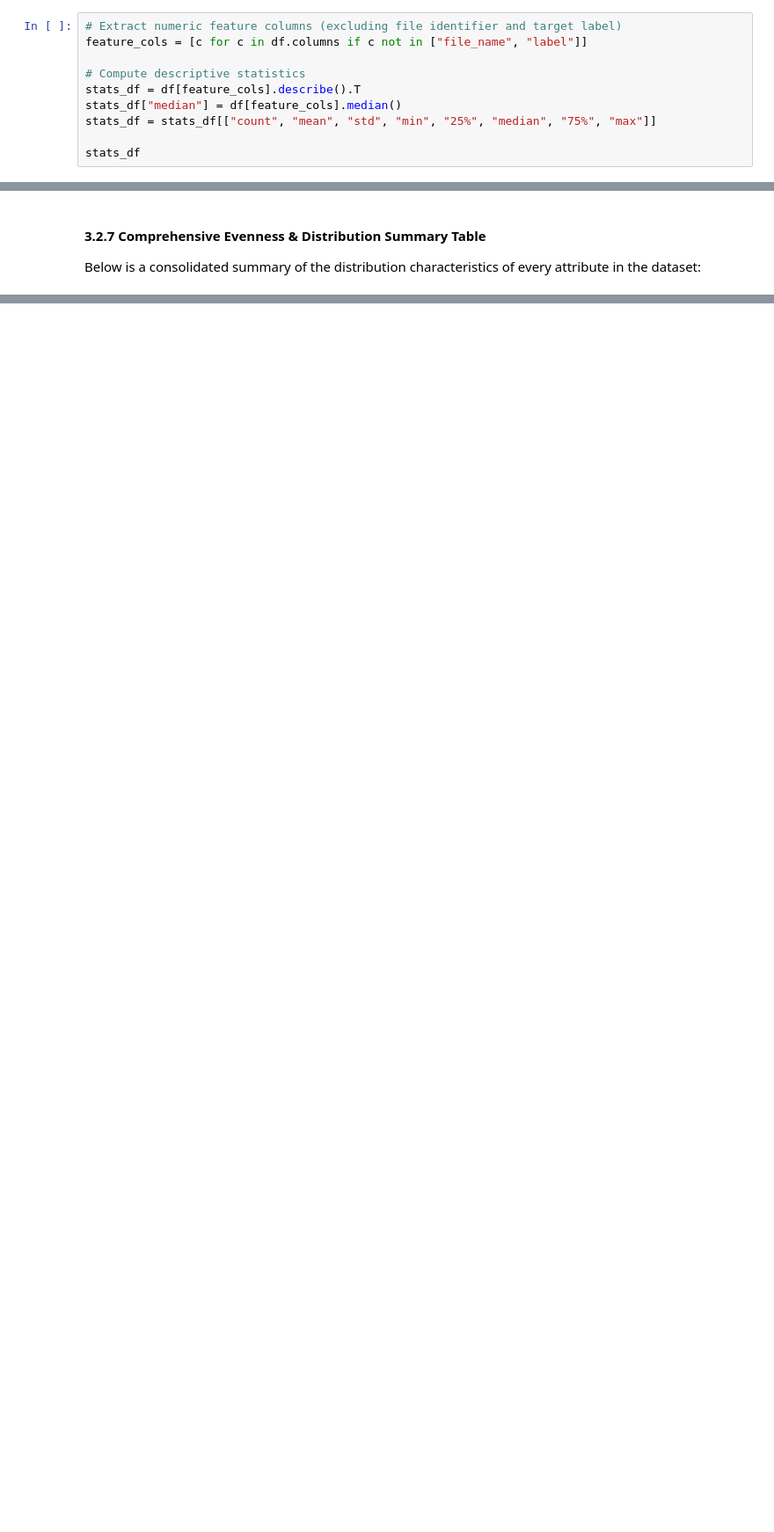
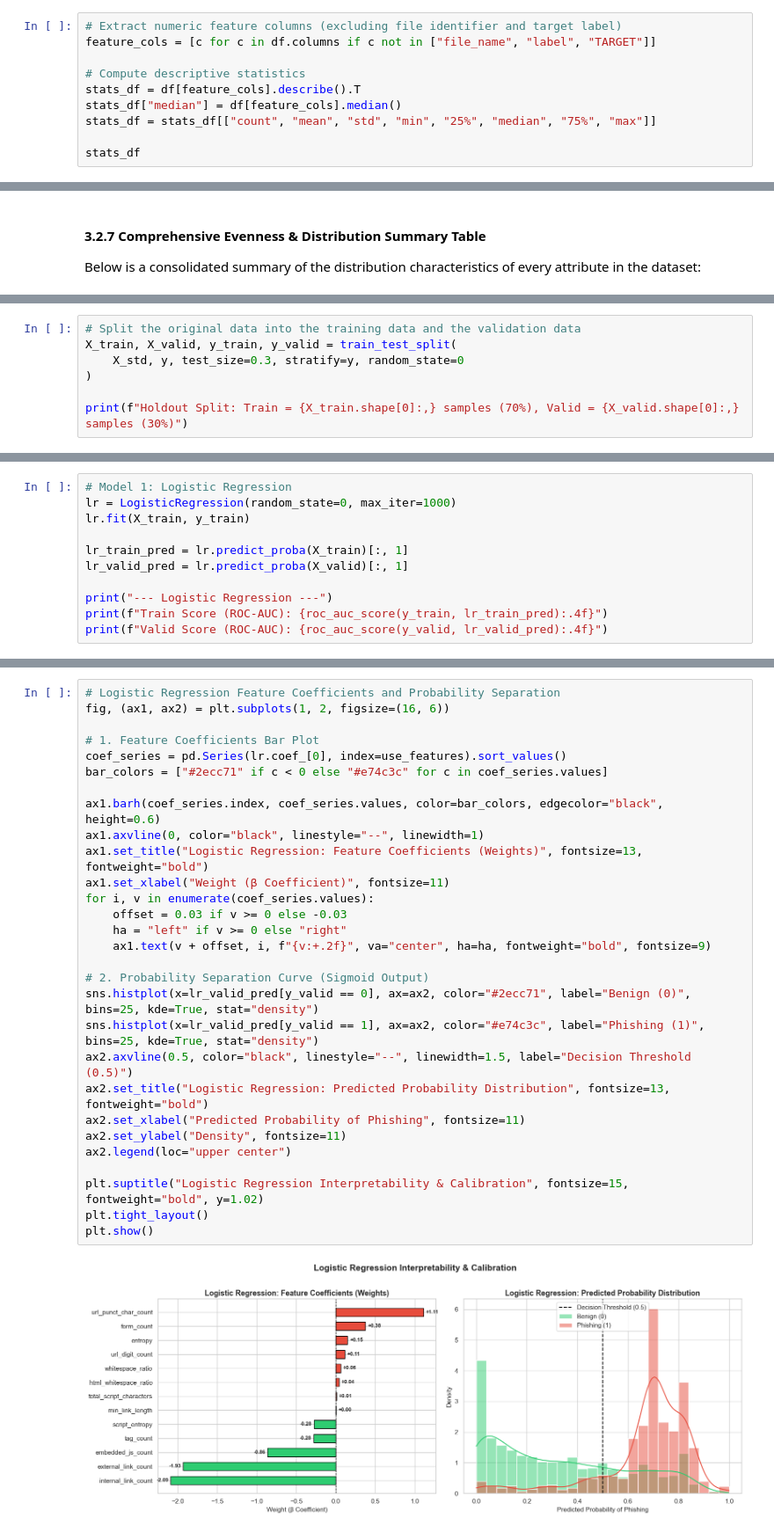
Before and after one commit to ChaiWork/ExplainPhish, a Jupyter notebook: googleCollab/explainPhish.ipynb, the cells around one changed output, grey strips where cells are left out. Shown at 88% size. Saved outputs shown, nothing was run; the diff lists cells and outputs as text; blank space fills up the shorter version.

Commit message:
feat: add trained HTML phishing detection models, feature metadata, and output predictions

```diff
--- a/googleCollab/explainPhish.ipynb
+++ b/googleCollab/explainPhish.ipynb
@@ -170,7 +199,7 @@ memory usage: 2.3 MB
 Let's analyze the statistical distribution (mean, standard deviation, min, 25th percentile, median, 75th percentile, and max) for all 13 numeric HTML features.
 # %%
 # Extract numeric feature columns (excluding file identifier and target label)
-feature_cols = [c for c in df.columns if c not in ["file_name", "label"]]
+feature_cols = [c for c in df.columns if c not in ["file_name", "label", "TARGET"]]
 
 # Compute descriptive statistics
 stats_df = df[feature_cols].describe().T
@@ -673,0 +750,7 @@ HTML Data Overview, Feature Visualization, and Preparation are complete!
+# %%
+# Split the original data into the training data and the validation data
+X_train, X_valid, y_train, y_valid = train_test_split(
+    X_std, y, test_size=0.3, stratify=y, random_state=0
+)
+
+print(f"Holdout Split: Train = {X_train.shape[0]:,} samples (70%), Valid = {X_valid.shape[0]:,} samples (30%)")
@@ -673,0 +764,11 @@ HTML Data Overview, Feature Visualization, and Preparation are complete!
+# %%
+# Model 1: Logistic Regression
+lr = LogisticRegression(random_state=0, max_iter=1000)
+lr.fit(X_train, y_train)
+
+lr_train_pred = lr.predict_proba(X_train)[:, 1]
+lr_valid_pred = lr.predict_proba(X_valid)[:, 1]
+
+print("--- Logistic Regression ---")
+print(f"Train Score (ROC-AUC): {roc_auc_score(y_train, lr_train_pred):.4f}")
+print(f"Valid Score (ROC-AUC): {roc_auc_score(y_valid, lr_valid_pred):.4f}")
@@ -673,0 +822,31 @@ HTML Data Overview, Feature Visualization, and Preparation are complete!
+# %%
+# Logistic Regression Feature Coefficients and Probability Separation
+fig, (ax1, ax2) = plt.subplots(1, 2, figsize=(16, 6))
+
+# 1. Feature Coefficients Bar Plot
+coef_series = pd.Series(lr.coef_[0], index=use_features).sort_values()
+bar_colors = ["#2ecc71" if c < 0 else "#e74c3c" for c in coef_series.values]
+
+ax1.barh(coef_series.index, coef_series.values, color=bar_colors, edgecolor="black", height=0.6)
+ax1.axvline(0, color="black", linestyle="--", linewidth=1)
+ax1.set_title("Logistic Regression: Feature Coefficients (Weights)", fontsize=13, fontweight="bold")
+ax1.set_xlabel("Weight (β Coefficient)", fontsize=11)
+for i, v in enumerate(coef_series.values):
+    offset = 0.03 if v >= 0 else -0.03
+    ha = "left" if v >= 0 else "right"
+    ax1.text(v + offset, i, f"{v:+.2f}", va="center", ha=ha, fontweight="bold", fontsize=9)
+
+# 2. Probability Separation Curve (Sigmoid Output)
+sns.histplot(x=lr_valid_pred[y_valid == 0], ax=ax2, color="#2ecc71", label="Benign (0)", bins=25, kde=True, stat="density")
+sns.histplot(x=lr_valid_pred[y_valid == 1], ax=ax2, color="#e74c3c", label="Phishing (1)", bins=25, kde=True, stat="density")
+ax2.axvline(0.5, color="black", linestyle="--", linewidth=1.5, label="Decision Threshold (0.5)")
+ax2.set_title("Logistic Regression: Predicted Probability Distribution", fontsize=13, fontweight="bold")
+ax2.set_xlabel("Predicted Probability of Phishing", fontsize=11)
+ax2.set_ylabel("Density", fontsize=11)
+ax2.legend(loc="upper center")
+
+plt.suptitle("Logistic Regression Interpretability & Calibration", fontsize=15, fontweight="bold", y=1.02)
+plt.tight_layout()
+plt.show()
+# %% [output]
+[figure, added]
```
Also changed, not shown: parts of 62 cells of this notebook, 20 other files.
